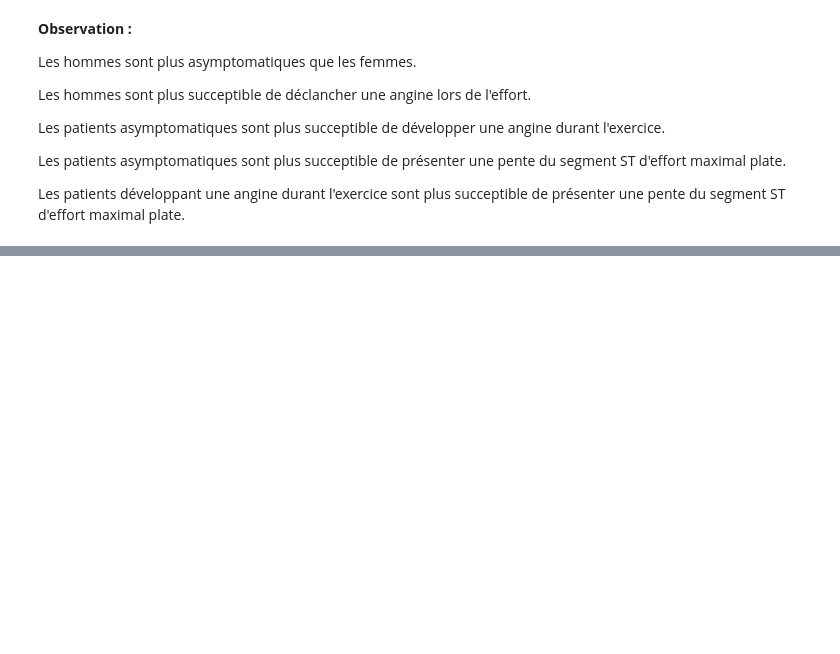
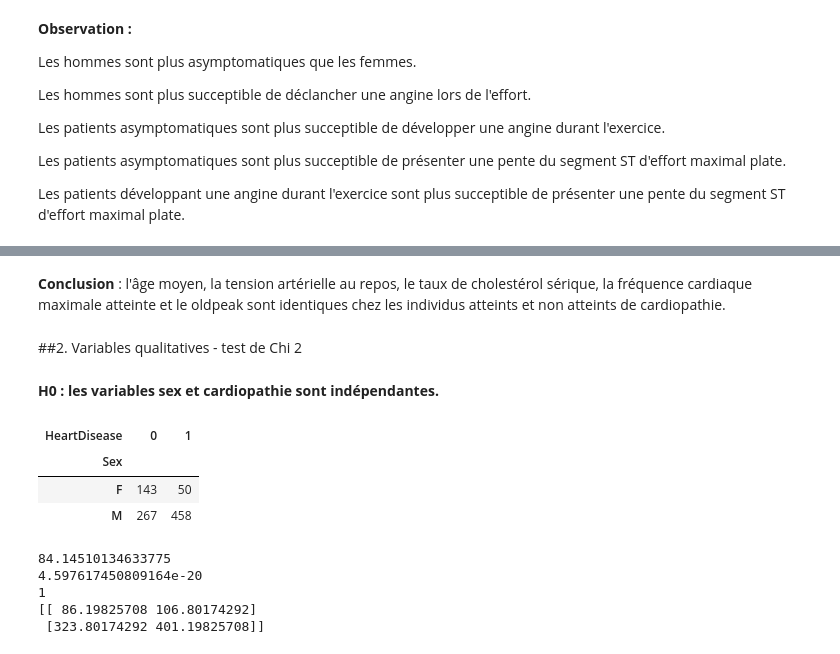
Before and after one commit to mmassonn/heart_attack_prediction, a Jupyter notebook: heart_attack_analyse.ipynb, the cells around one changed output, grey strips where cells are left out. Cells and saved outputs as stored; diff of their text form; code cells hidden in the pictures; blank space fills up the shorter version.

```diff
--- a/heart_attack_analyse.ipynb
+++ b/heart_attack_analyse.ipynb
@@ -378,0 +390,6 @@ for col in features_df :
+# %% [markdown]
+**Conclusion** : l'âge moyen, la tension artérielle au repos, le taux de cholestérol sérique, la fréquence cardiaque maximale atteinte et le oldpeak sont identiques chez les individus atteints et non atteints de cardiopathie.
+# %% [markdown]
+##2. Variables qualitatives - test de Chi 2
+# %% [markdown]
+**H0 : les variables sex et cardiopathie sont indépendantes.**
@@ -378,0 +399,21 @@ for col in features_df :
+# %%
+cont = df[['Sex', 'HeartDisease']].pivot_table(index='Sex', columns='HeartDisease', aggfunc=len)
+# %%
+cont.head()
+# %% [output]
+| HeartDisease | 0 | 1 |
+| Sex |  |  |
+| F | 143 | 50 |
+| M | 267 | 458 |
+# %%
+st_chi2, st_p, st_dof, st_exp = chi2_contingency(cont)
+print(st_chi2)
+print(st_p)
+print(st_dof)
+print(st_exp)
+# %% [output]
+84.14510134633775
+4.597617450809164e-20
+1
+[[ 86.19825708 106.80174292]
+ [323.80174292 401.19825708]]
```
Also changed, not shown: parts of 32 cells of this notebook.
